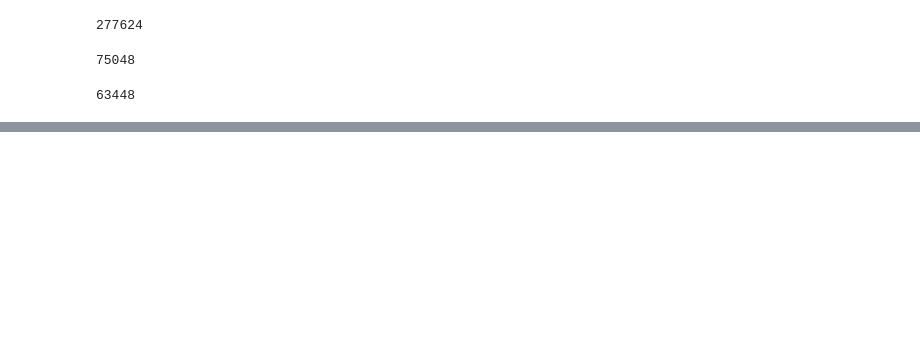
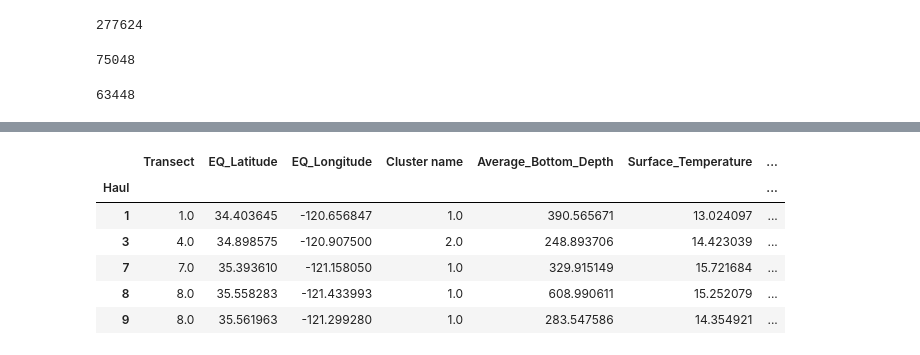
Before and after one commit to OSOceanAcoustics/echopop, a Jupyter notebook: proto_typing.ipynb, the cells around one changed output, grey strips where cells are left out. Cells and saved outputs as stored; diff of their text form; code cells hidden in the pictures; blank space fills up the shorter version.

```diff
--- a/proto_typing.ipynb
+++ b/proto_typing.ipynb
@@ -101,6 +69,8 @@ epro_2019.catch_df
 # Columns   1-3:   'Trawl number'   'Abundance'     'Biomass'
 epro_2019.final_table_catch = epro_2019.catch_df[epro_2019.catch_df['Species_Code'] == epro_2019.params['species_code_ID']]
 # %%
+
+# TODO: make strata_df a variable of epro_2019
 # load stratification file
 stratification_index = 1
 if stratification_index != 1 and stratification_index != 0:
@@ -108,18 +78,23 @@ if stratification_index != 1 and stratification_index != 0:
 else:
 
     if stratification_index == 1:
-        df = pd.read_excel(epro_2019.params['data_root_dir'] + epro_2019.params['filename_strata'], sheet_name='Base KS')
-        df = df[['Year', 'Cluster name', 'Haul', 'wt']].copy()
-        # 1, 2, 4, 5,
+        strata_df = pd.read_excel(epro_2019.params['data_root_dir'] + epro_2019.params['filename_strata'], sheet_name='Base KS')
+        strata_df = strata_df[['Year', 'Cluster name', 'Haul', 'wt']].copy()
 
         # set data types of dataframe
-        df = df.astype({'Year': int, 'Cluster name': int, 'Haul': int, 'wt': np.float64})
+        strata_df = strata_df.astype({'Year': int, 'Cluster name': int, 'Haul': int, 'wt': np.float64})
+
+        strata_df.set_index('Haul', inplace=True)
+        strata_df.sort_index(inplace=True)
 
     else:
-        df = pd.read_excel(epro_2019.params['data_root_dir'] + epro_2019.params['filename_strata'], sheet_name='INPFC')
-        df = df[['Year', 'INPFC', 'Haul', 'wt']].copy()
+        strata_df = pd.read_excel(epro_2019.params['data_root_dir'] + epro_2019.params['filename_strata'], sheet_name='INPFC')
+        strata_df = strata_df[['Year', 'INPFC', 'Haul', 'wt']].copy()
 
         # set data types of dataframe
-        df = df.astype({'Year': int, 'INPFC': int, 'Haul': int, 'wt': np.float64})
+        strata_df = strata_df.astype({'Year': int, 'INPFC': int, 'Haul': int, 'wt': np.float64})
 
-    print(df.head())
+        strata_df.set_index('Haul', inplace=True)
+        strata_df.sort_index(inplace=True)
+
+strata_df.head()
@@ -166,0 +240,15 @@ epro_2019.specimen_df.loc[3].shape
+# %%
+selected_columns = ['Transect', 'EQ_Latitude', 'EQ_Longitude', 'Cluster name', 'Average_Bottom_Depth', 'Surface_Temperature',
+                    'Gear_Temperature', 'Average_Footrope_Depth', 'Weight_In_Haul'] #, 'length', 'sex', 'age']
+
+final_table_trawl = pd.concat([catch_temp, epro_2019.gear_df, epro_2019.trawl_df, strata_df], axis=1)[selected_columns]
+
+final_table_trawl.head()
+# %% [output]
+|  | Transect | EQ_Latitude | EQ_Longitude | Cluster name | Average_Bottom_Depth | Surface_Temperature | ... |
+| Haul |  |  |  |  |  |  | ... |
+| 1 | 1.0 | 34.403645 | -120.656847 | 1.0 | 390.565671 | 13.024097 | ... |
+| 3 | 4.0 | 34.898575 | -120.907500 | 2.0 | 248.893706 | 14.423039 | ... |
+| 7 | 7.0 | 35.393610 | -121.158050 | 1.0 | 329.915149 | 15.721684 | ... |
+| 8 | 8.0 | 35.558283 | -121.433993 | 1.0 | 608.990611 | 15.252079 | ... |
+| 9 | 8.0 | 35.561963 | -121.299280 | 1.0 | 283.547586 | 14.354921 | ... |
```
Also changed, not shown: parts of 20 cells of this notebook, 3 other files.
